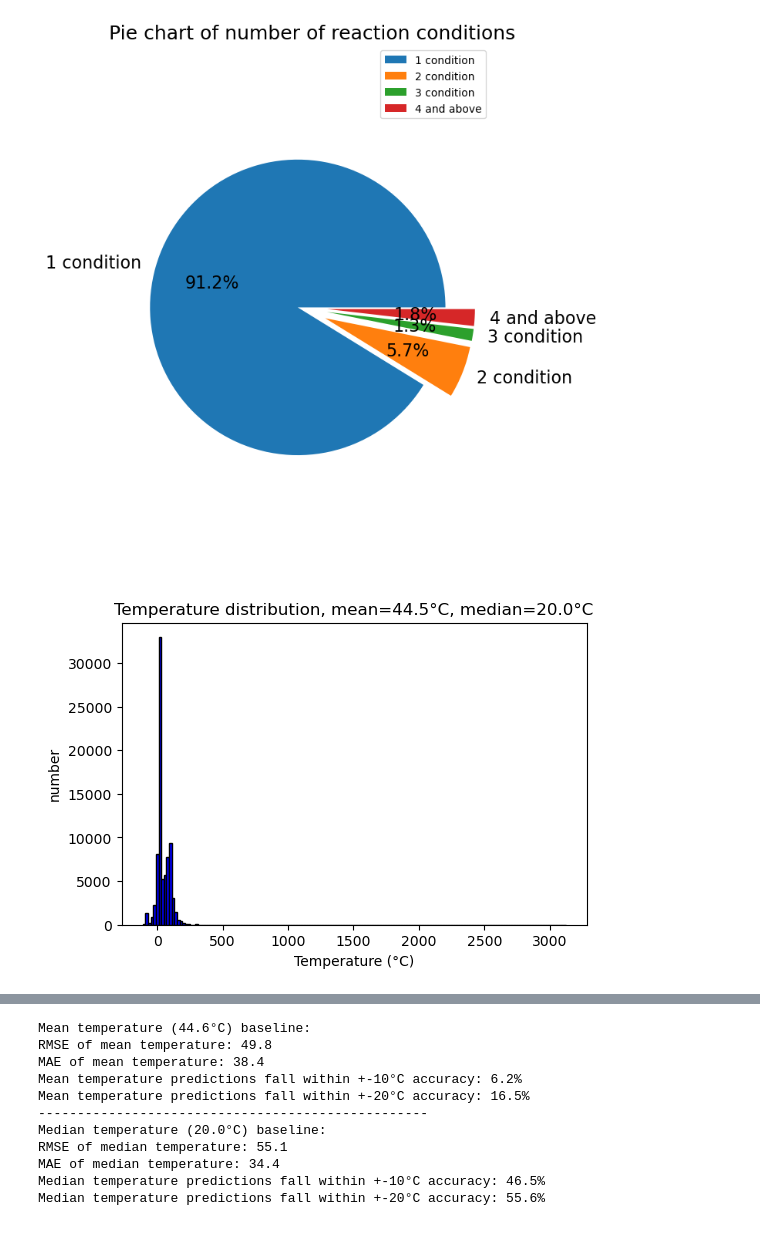
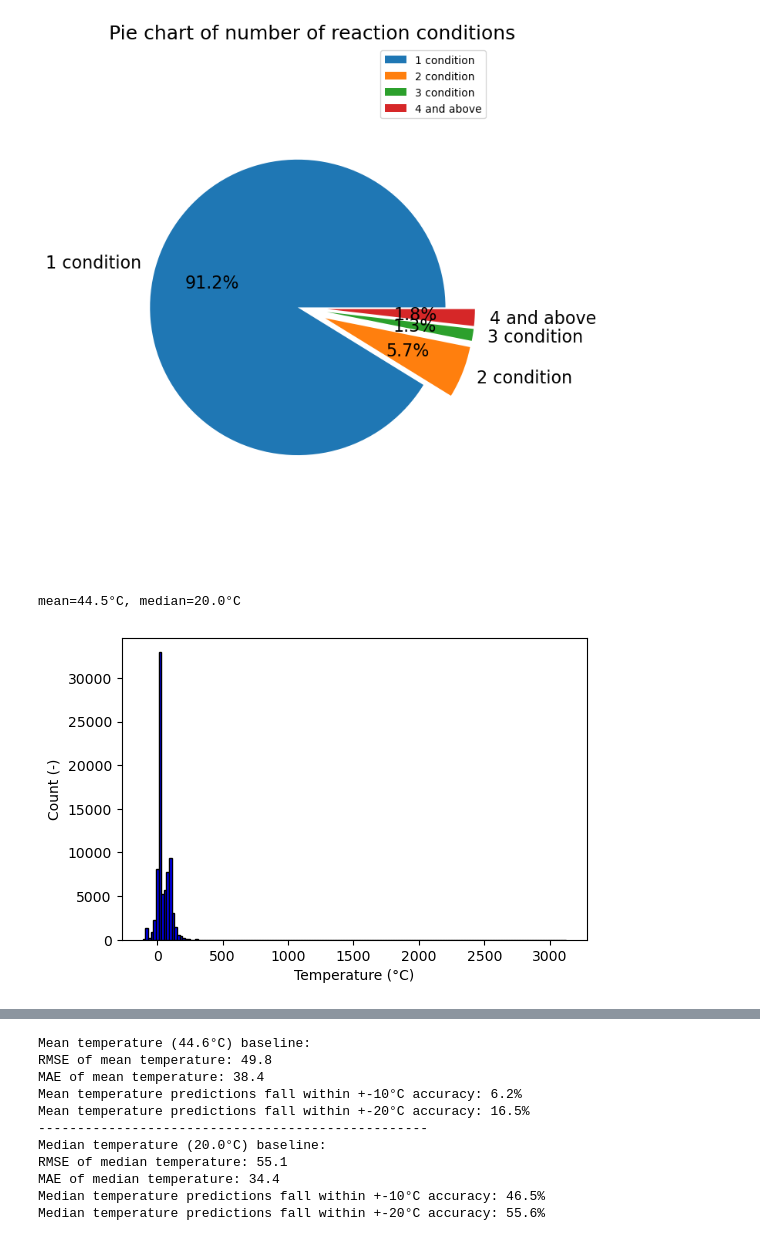
Before and after one commit to Lung-Yi/rxn_yield_context, a Jupyter notebook: analyze_data/data_distribution.ipynb, the cells around one changed output, grey strips where cells are left out. Drawn from its saved outputs; the diff is of its cells as text; code cells hidden in the pictures.

```diff
--- a/analyze_data/data_distribution.ipynb
+++ b/analyze_data/data_distribution.ipynb
@@ -331,15 +331,16 @@ plt.savefig("../saved_figures/pie_chart.svg", format="svg", bbox_inches = "tight
 # %%
 # Temperature histogram 1
 plt.figure(dpi=100)
 plt.hist(temperatures, color = 'blue', edgecolor = 'black',
          bins = int((max(temperatures) - min(temperatures))//20))
-plt.title('Temperature distribution, mean={:.1f}\u00b0C, median={:.1f}\u00b0C'.format(
-    np.mean(temperatures), np.median(temperatures)))
+# plt.title('Temperature distribution')
+print('mean={:.1f}\u00b0C, median={:.1f}\u00b0C'.format(np.mean(temperatures), np.median(temperatures)))
 plt.xlabel('Temperature (\u00b0C)')
-plt.ylabel('number')
+plt.ylabel('Count (-)')
 plt.savefig("../saved_figures/temperature_distribution_1.svg", format="svg", bbox_inches = "tight")
 # %% [output]
+mean=44.5°C, median=20.0°C
-[figure, old version]
+[figure, new version]
 # %%
 # Temperature histogram 2 (excludue temperature > 300)
 temperatures_2 = [float(t)  for t in temperatures if float(t) <=501.]
```
Also changed, not shown: parts of 5 cells of this notebook, 17 other files.
